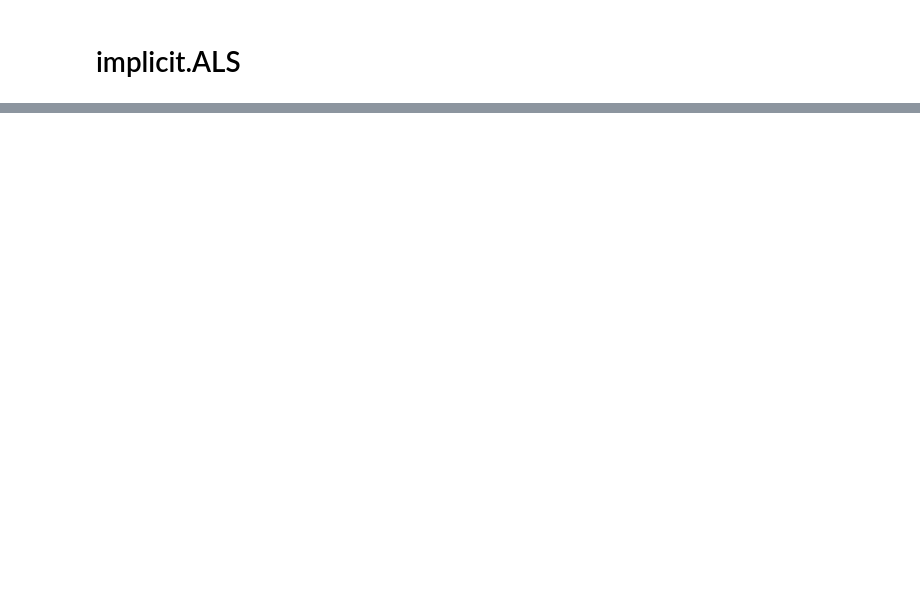
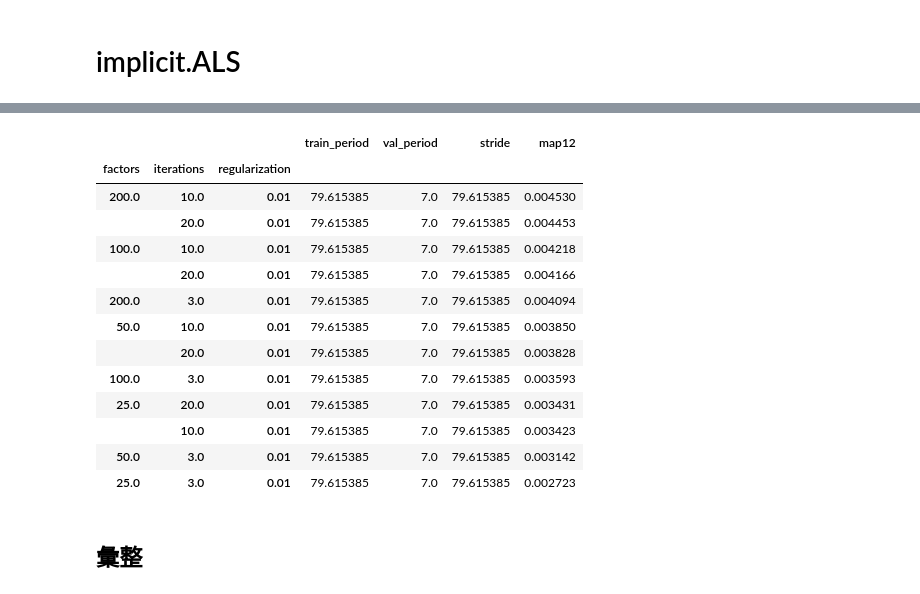
Before and after one commit to maggie860326/BDSE23_HM_recommedation, a Jupyter notebook: time_split_validation(unfinish).ipynb, the cells around one changed output, grey strips where cells are left out. Saved outputs shown, nothing was run; the diff lists cells and outputs as text; code cells hidden in the pictures; blank space fills up the shorter version.

```diff
--- a/time_split_validation(unfinish).ipynb
+++ b/time_split_validation(unfinish).ipynb
@@ -234,0 +342,20 @@ model.cv_results_
+# %%
+# 看最佳的參數組合
+total_scores.groupby(['factors','iterations','regularization']).mean('map12').sort_values('map12',ascending=False)
+# %% [output]
+|  |  |  | train_period | val_period | stride | map12 |
+| factors | iterations | regularization |  |  |  |  |
+| 200.0 | 10.0 | 0.01 | 79.615385 | 7.0 | 79.615385 | 0.004530 |
+|  | 20.0 | 0.01 | 79.615385 | 7.0 | 79.615385 | 0.004453 |
+| 100.0 | 10.0 | 0.01 | 79.615385 | 7.0 | 79.615385 | 0.004218 |
+|  | 20.0 | 0.01 | 79.615385 | 7.0 | 79.615385 | 0.004166 |
+| 200.0 | 3.0 | 0.01 | 79.615385 | 7.0 | 79.615385 | 0.004094 |
+| 50.0 | 10.0 | 0.01 | 79.615385 | 7.0 | 79.615385 | 0.003850 |
+|  | 20.0 | 0.01 | 79.615385 | 7.0 | 79.615385 | 0.003828 |
+| 100.0 | 3.0 | 0.01 | 79.615385 | 7.0 | 79.615385 | 0.003593 |
+| 25.0 | 20.0 | 0.01 | 79.615385 | 7.0 | 79.615385 | 0.003431 |
+|  | 10.0 | 0.01 | 79.615385 | 7.0 | 79.615385 | 0.003423 |
+| 50.0 | 3.0 | 0.01 | 79.615385 | 7.0 | 79.615385 | 0.003142 |
+| 25.0 | 3.0 | 0.01 | 79.615385 | 7.0 | 79.615385 | 0.002723 |
+# %% [markdown]
+## 彙整
```
Also changed, not shown: parts of 27 cells of this notebook, 7 other files.
